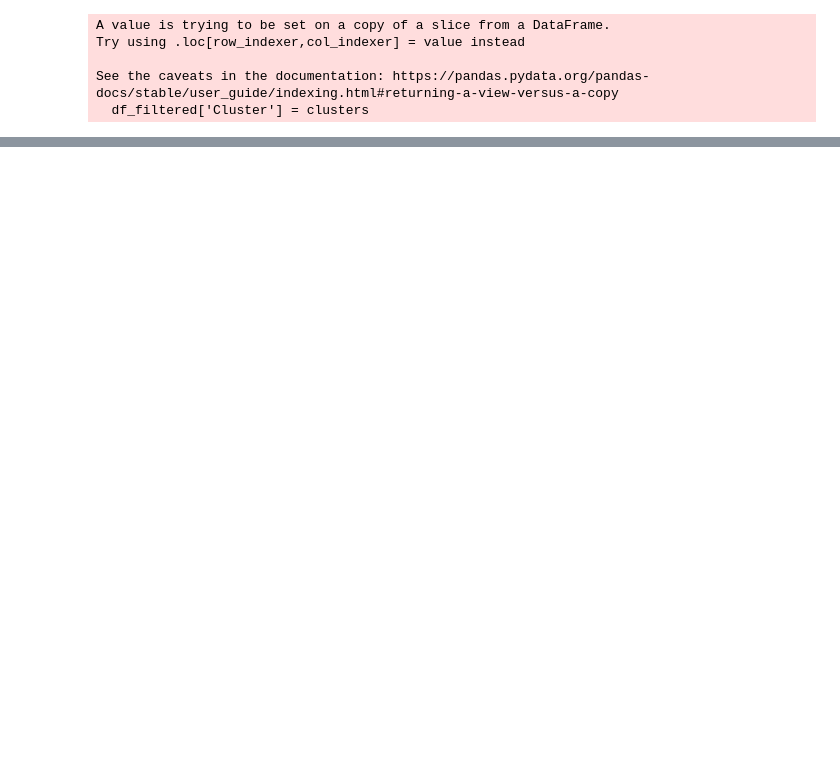
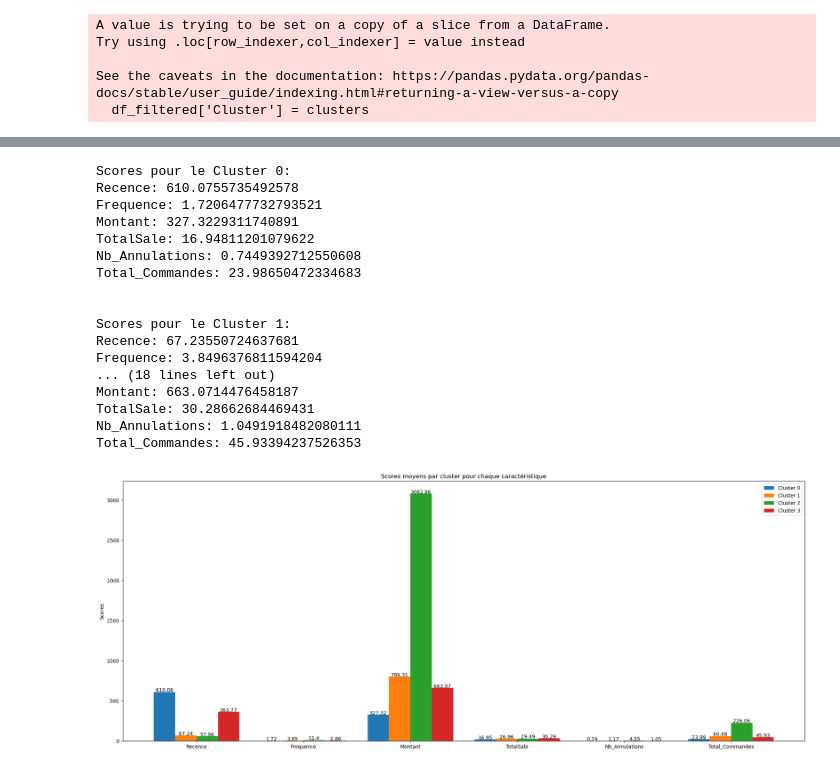
Before and after one commit to neevaiti/segmentation_client_simplon, a Jupyter notebook: seg_clients.ipynb, the cells around one changed output, grey strips where cells are left out. Cells and saved outputs as stored; diff of their text form; code cells hidden in the pictures; blank space fills up the shorter version.

```diff
--- a/seg_clients.ipynb
+++ b/seg_clients.ipynb
@@ -156,3 +183,51 @@ plt.show()
+# %%
+cluster_scores = df.groupby('Cluster')[caracteristiques].mean()
+
+for cluster, scores in cluster_scores.iterrows():
+    print(f"Scores pour le Cluster {cluster}:")
+    for feature, score in scores.iteritems():
+        print(f"{feature}: {score}")
+    print("\n")
+
+
+fig, ax = plt.subplots(figsize=(20, 8))
+x = np.arange(len(caracteristiques))
+width = 0.2
+
+for i, cluster in enumerate(cluster_scores.index):
+    scores = cluster_scores.loc[cluster].values
+    ax.bar(x + (i * width), scores, width, label=f"Cluster {cluster}")
+
+    # Ajouter les valeurs des scores
+    for j, score in enumerate(scores):
+        ax.text(x[j] + (i * width), score + 0.5, round(score, 2), ha='center')
+
+ax.set_xticks(x + (width * (len(cluster_scores) - 1) / 2))
+ax.set_xticklabels(caracteristiques)
+ax.set_ylabel('Scores')
+ax.set_title('Scores moyens par cluster pour chaque caractéristique')
+ax.legend()
+plt.tight_layout()
+plt.show()
+# %% [output]
+Scores pour le Cluster 0:
+Recence: 610.0755735492578
+Frequence: 1.7206477732793521
+Montant: 327.3229311740891
+TotalSale: 16.94811201079622
+Nb_Annulations: 0.7449392712550608
+Total_Commandes: 23.98650472334683
+
+
+Scores pour le Cluster 1:
+Recence: 67.23550724637681
+Frequence: 3.8496376811594204
+... (18 lines left out)
+Montant: 663.0714476458187
+TotalSale: 30.28662684469431
+Nb_Annulations: 1.0491918482080111
+Total_Commandes: 45.93394237526353
+[figure, added]
 # %%
 import warnings
 warnings.filterwarnings("ignore", category=FutureWarning)
```
Also changed, not shown: parts of 7 cells of this notebook, 3 other files.
